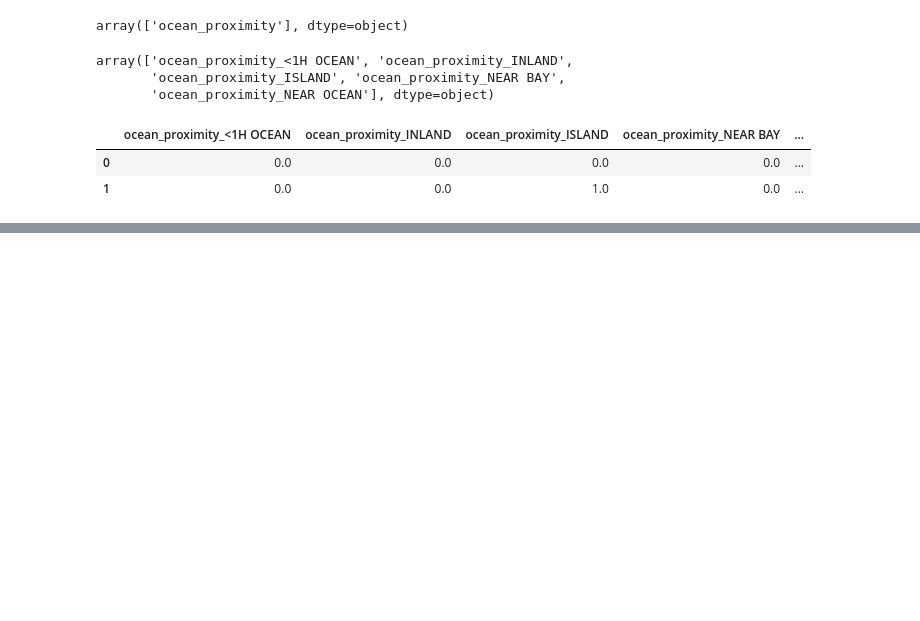
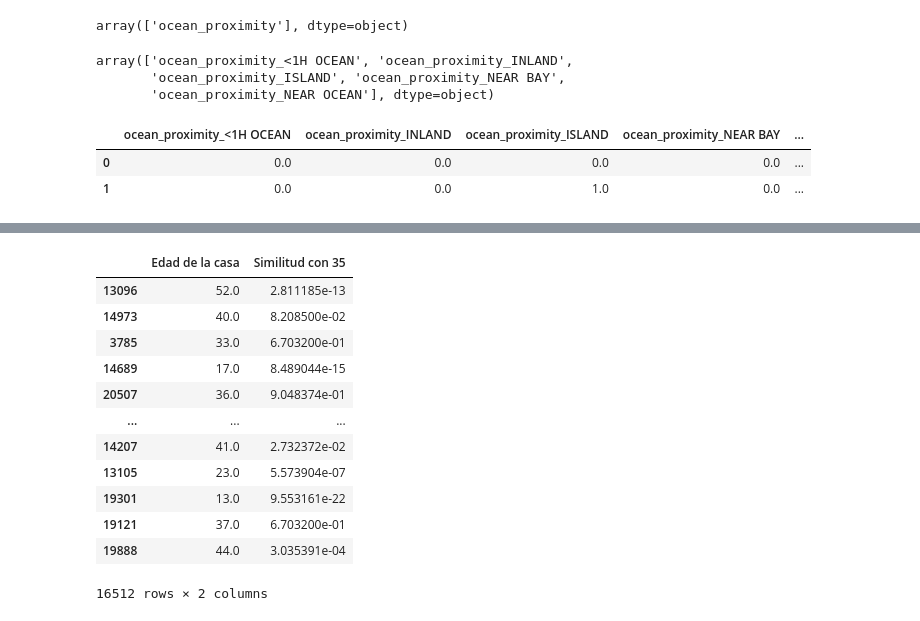
Before and after one commit to titooDiaz/Machine-Learning, a Jupyter notebook: HOML/Chapter 2/notebook.ipynb, the cells around one changed output, grey strips where cells are left out. Cells and saved outputs as stored; diff of their text form; code cells hidden in the pictures; blank space fills up the shorter version.

```diff
--- a/HOML/Chapter 2/notebook.ipynb
+++ b/HOML/Chapter 2/notebook.ipynb
@@ -888,0 +994,23 @@ df_output
+# %%
+from sklearn.metrics.pairwise import rbf_kernel
+
+age_simil_35 = rbf_kernel([[35]], housing_num[["housing_median_age"]], gamma=0.1)
+
+pd.DataFrame({
+    "Edad de la casa": housing_num["housing_median_age"],
+    "Similitud con 35": age_simil_35.flatten()
+})
+# %% [output]
+|  | Edad de la casa | Similitud con 35 |
+| 13096 | 52.0 | 2.811185e-13 |
+| 14973 | 40.0 | 8.208500e-02 |
+| 3785 | 33.0 | 6.703200e-01 |
+| 14689 | 17.0 | 8.489044e-15 |
+| 20507 | 36.0 | 9.048374e-01 |
+| ... | ... | ... |
+| 14207 | 41.0 | 2.732372e-02 |
+| 13105 | 23.0 | 5.573904e-07 |
+| 19301 | 13.0 | 9.553161e-22 |
+| 19121 | 37.0 | 6.703200e-01 |
+| 19888 | 44.0 | 3.035391e-04 |
+16512 rows × 2 columns
```
Also changed, not shown: parts of 12 cells of this notebook.
